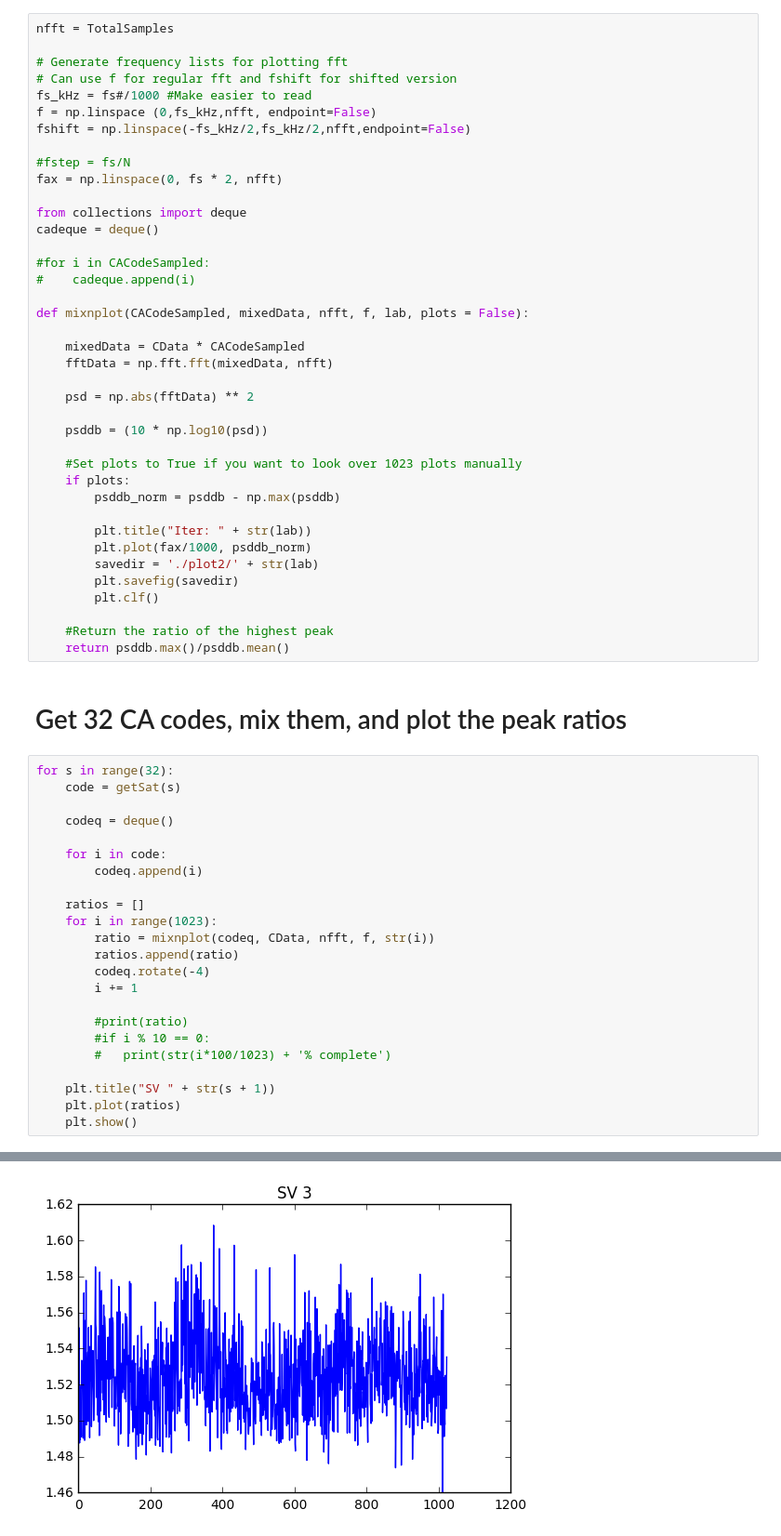
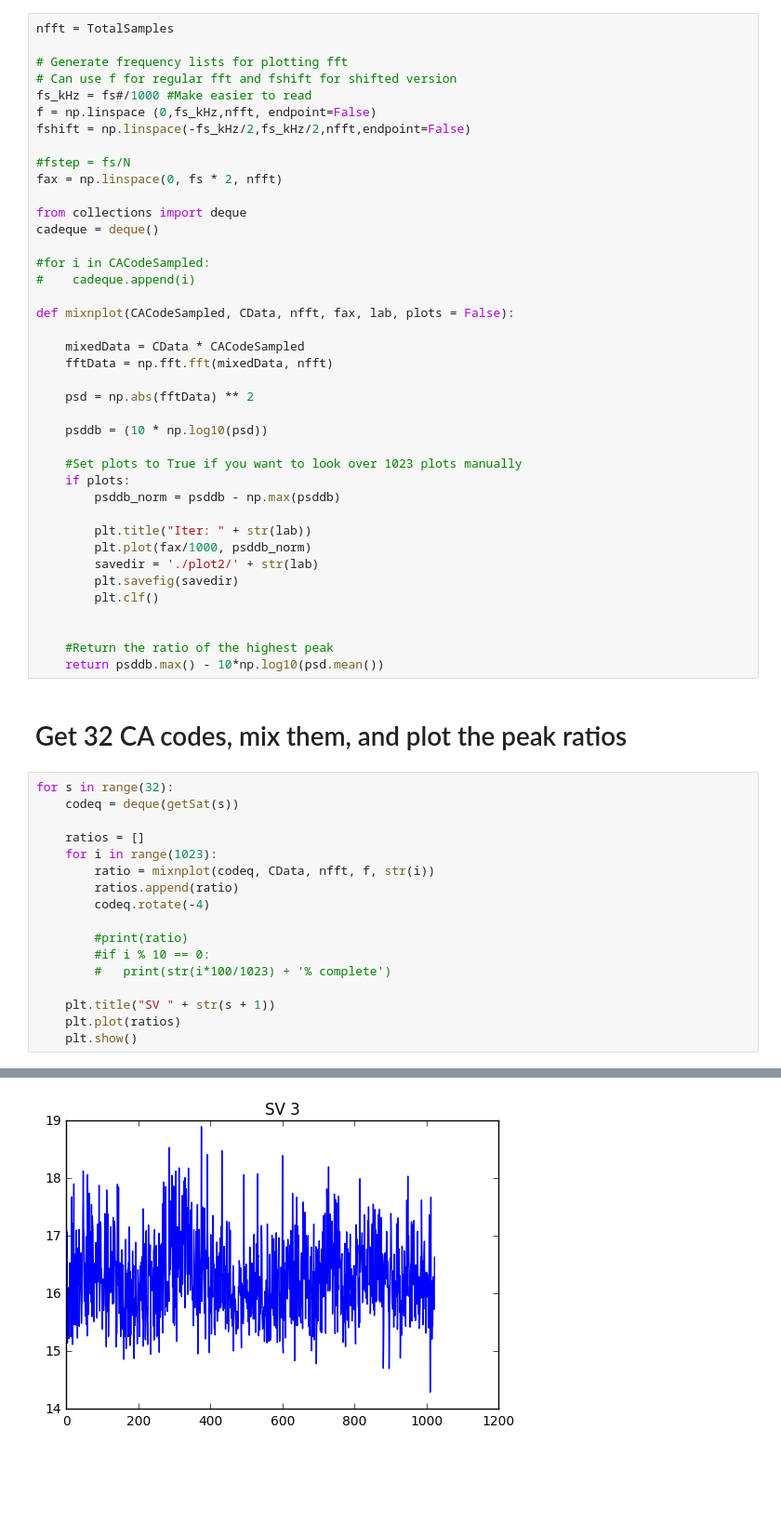
Before and after one commit to wangjiefjj/gps_reciever-design, a Jupyter notebook: notebooks/PFSSA.ipynb, the cells around one changed output, grey strips where cells are left out. Shown at 93% size. Saved outputs shown, nothing was run; the diff lists cells and outputs as text; blank space fills up the shorter version.

```diff
--- a/notebooks/PFSSA.ipynb
+++ b/notebooks/PFSSA.ipynb
@@ -232,7 +232,7 @@ cadeque = deque()
 #for i in CACodeSampled:
 #    cadeque.append(i)
 
-def mixnplot(CACodeSampled, mixedData, nfft, f, lab, plots = False):
+def mixnplot(CACodeSampled, CData, nfft, fax, lab, plots = False):
 
     mixedData = CData * CACodeSampled
     fftData = np.fft.fft(mixedData, nfft)
@@ -251,25 +251,20 @@ def mixnplot(CACodeSampled, mixedData, nfft, f, lab, plots = False):
         plt.savefig(savedir)
         plt.clf()
 
+
     #Return the ratio of the highest peak
-    return psddb.max()/psddb.mean()
+    return psddb.max() - 10*np.log10(psd.mean())
 # %% [markdown]
 # Get 32 CA codes, mix them, and plot the peak ratios
 # %%
 for s in range(32):
-    code = getSat(s)
-
-    codeq = deque()
-
-    for i in code:
-        codeq.append(i)
+    codeq = deque(getSat(s))
 
     ratios = []
     for i in range(1023):
         ratio = mixnplot(codeq, CData, nfft, f, str(i))
         ratios.append(ratio)
         codeq.rotate(-4)
-        i += 1
 
         #print(ratio)
         #if i % 10 == 0:
@@ -288,5 +283,5 @@ Satellite chosen: 1, with tap: (1, 5)
 Satellite chosen: 2, with tap: (2, 6)
 4092
-[figure, old version]
+[figure, new version]
 Satellite chosen: 3, with tap: (3, 7)
 4092
```
Also changed, not shown: parts of 7 cells of this notebook.
